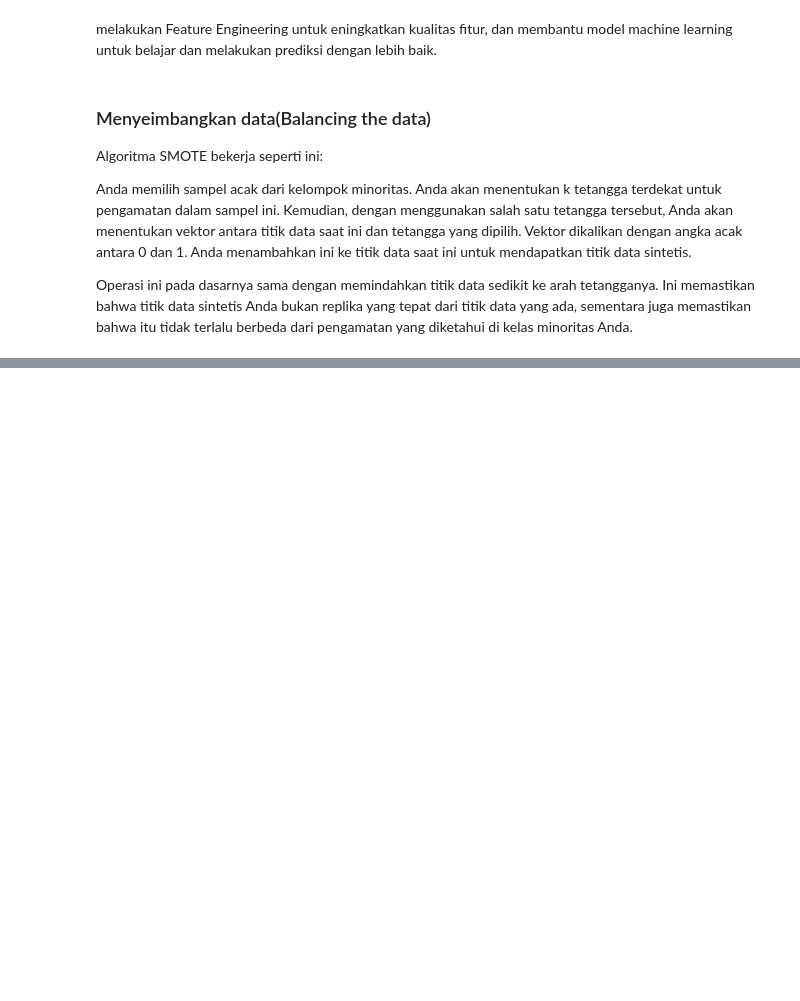
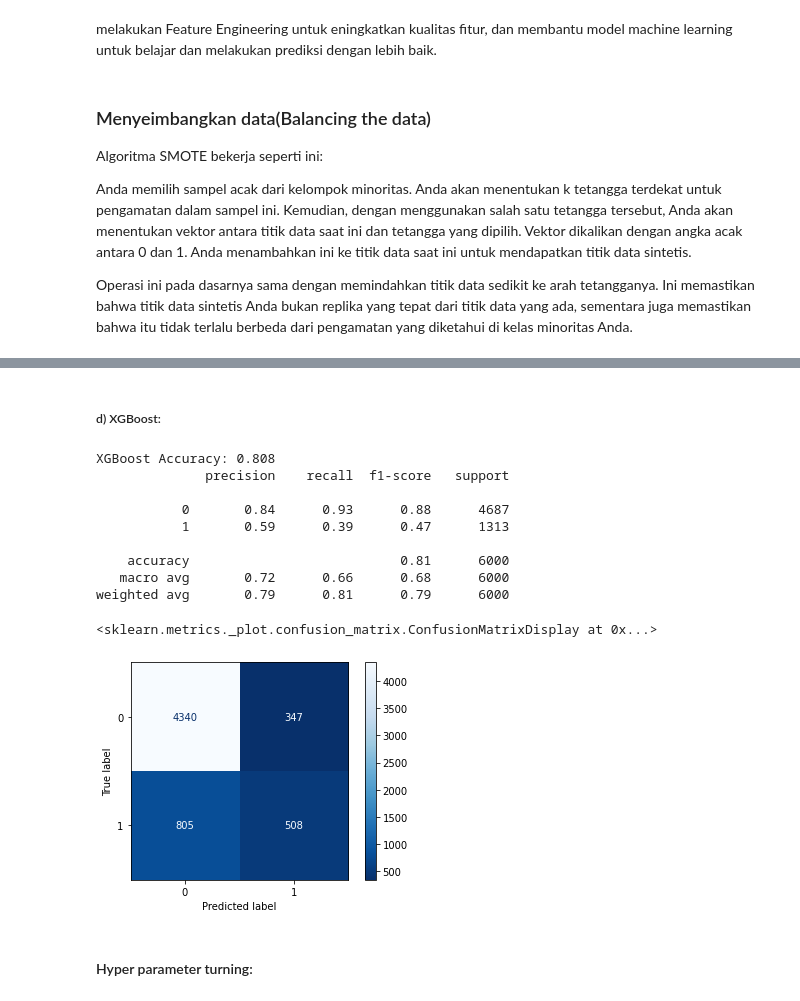
Before and after one commit to JuanFakhri/Default-Dataset_Klien_Kartu_Kredit, a Jupyter notebook: Porfolio_Credit.ipynb, the cells around one changed output, grey strips where cells are left out. Cells and saved outputs as stored; diff of their text form; code cells hidden in the pictures; blank space fills up the shorter version.

```diff
--- a/Porfolio_Credit.ipynb
+++ b/Porfolio_Credit.ipynb
@@ -448,0 +575,28 @@ Operasi ini pada dasarnya sama dengan memindahkan titik data sedikit ke arah tet
+# %% [markdown]
+##### d) XGBoost:
+# %%
+
+xgboost= xgb.XGBClassifier()
+
+
+xgboost.fit(X_train,y_train)
+
+xgboost_pred= xgboost.predict(X_test)
+
+print("XGBoost Accuracy:", accuracy_score(y_test, xgboost_pred))
+print(classification_report(y_test,xgboost_pred ))
+plot_confusion_matrix(xgboost, X_test, y_test, cmap="Blues_r")
+# %% [output]
+XGBoost Accuracy: 0.808
+              precision    recall  f1-score   support
+
+           0       0.84      0.93      0.88      4687
+           1       0.59      0.39      0.47      1313
+
+    accuracy                           0.81      6000
+   macro avg       0.72      0.66      0.68      6000
+weighted avg       0.79      0.81      0.79      6000
+<sklearn.metrics._plot.confusion_matrix.ConfusionMatrixDisplay at 0x...>
+[figure, added]
+# %% [markdown]
+#### Hyper parameter turning:
```
Also changed, not shown: parts of 22 cells of this notebook.
